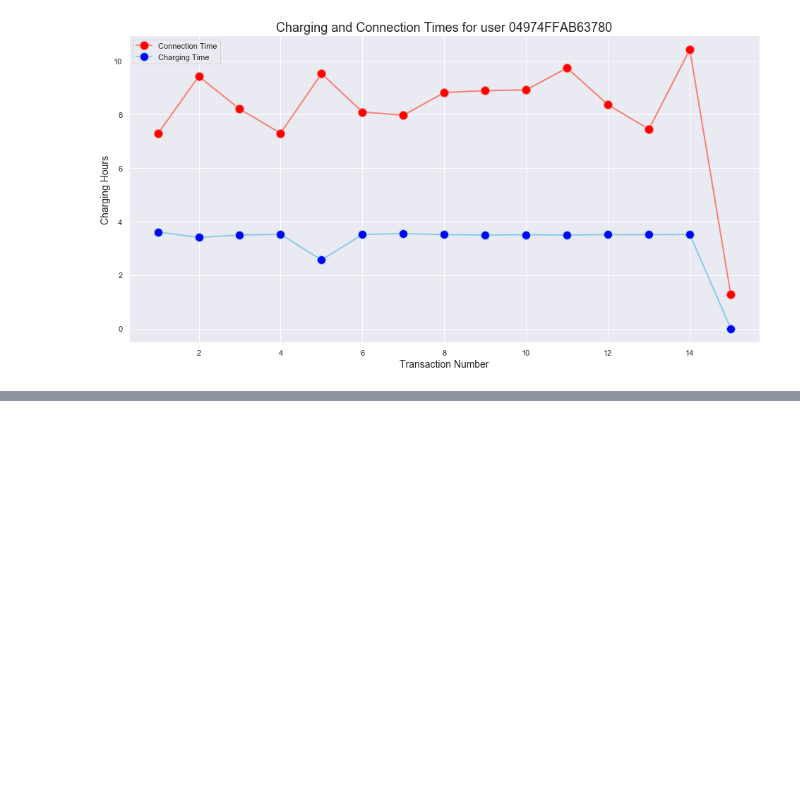
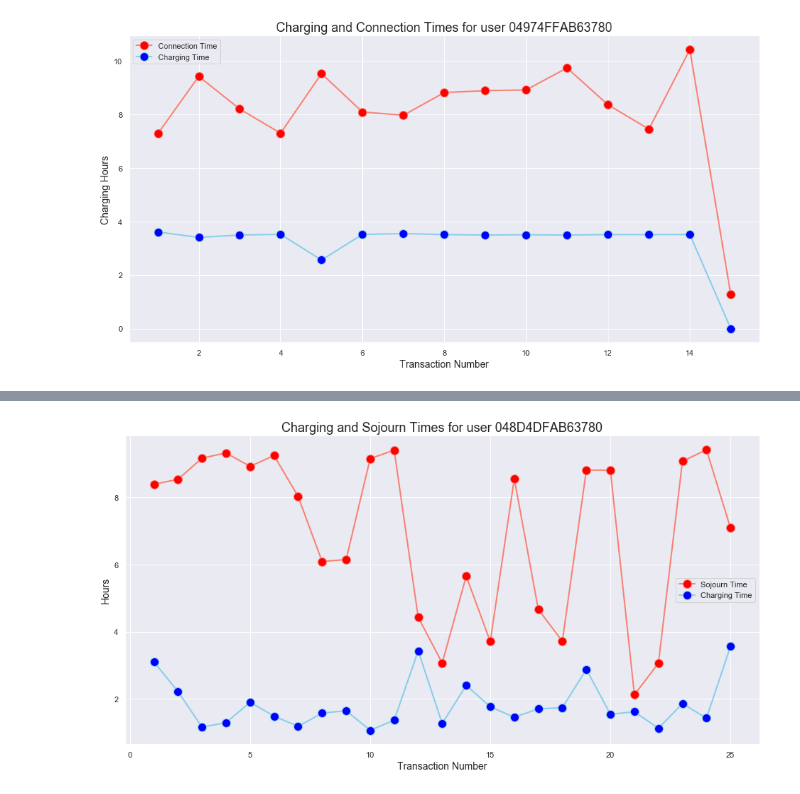
Before and after one commit to ericmassip/Smart_Charging_Of_Electric_Vehicles, a Jupyter notebook: scripts/Python/times_analysis.ipynb, the cells around one changed output, grey strips where cells are left out. Saved outputs shown, nothing was run; the diff lists cells and outputs as text; code cells hidden in the pictures; blank space fills up the shorter version.

```diff
--- a/scripts/Python/times_analysis.ipynb
+++ b/scripts/Python/times_analysis.ipynb
@@ -100,0 +239,4 @@ plot_charging_and_connection_times(userId)
+# %%
+plot_charging_and_connection_times(top6users.index[1])
+# %% [output]
+[figure, added]
```
Also changed, not shown: parts of 28 cells of this notebook, 18 other files.
